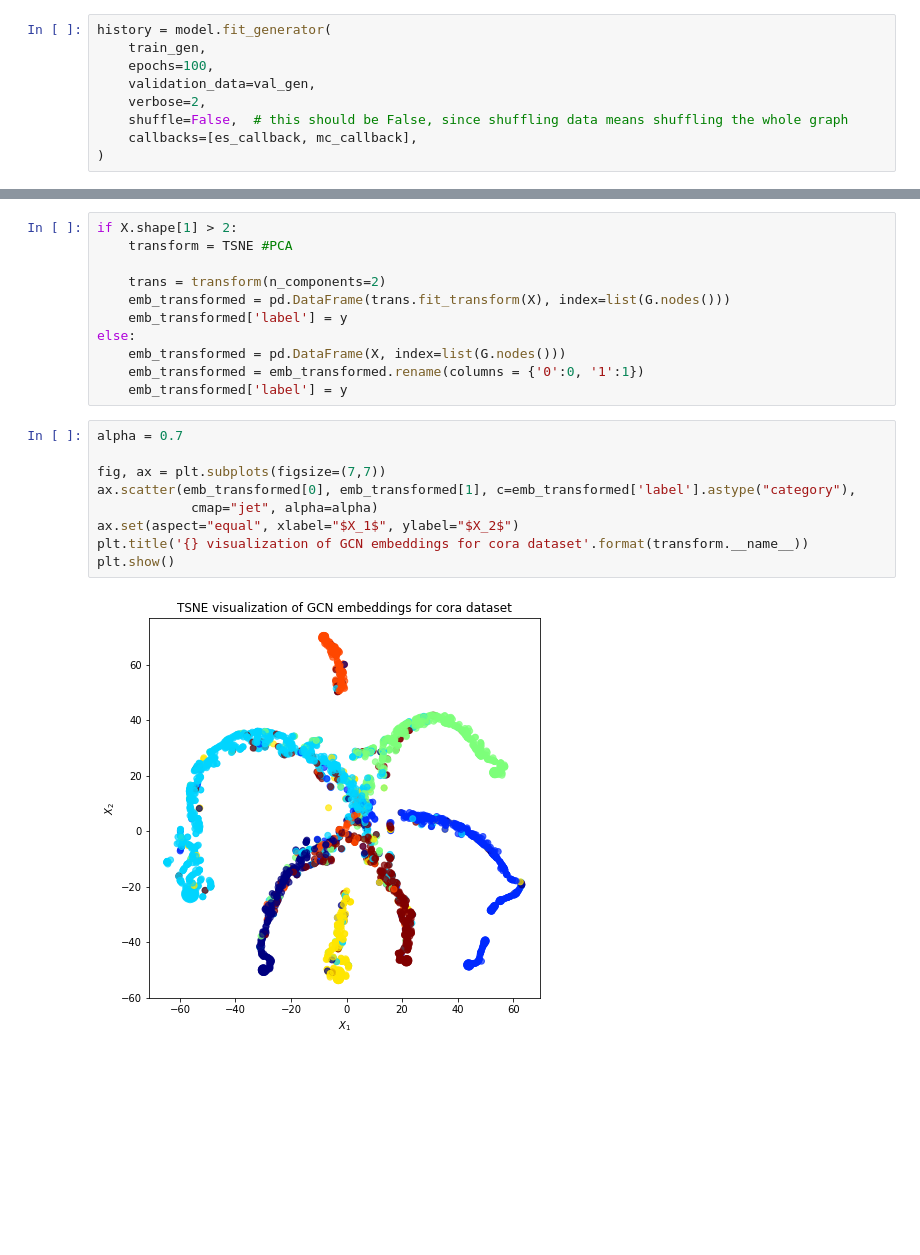
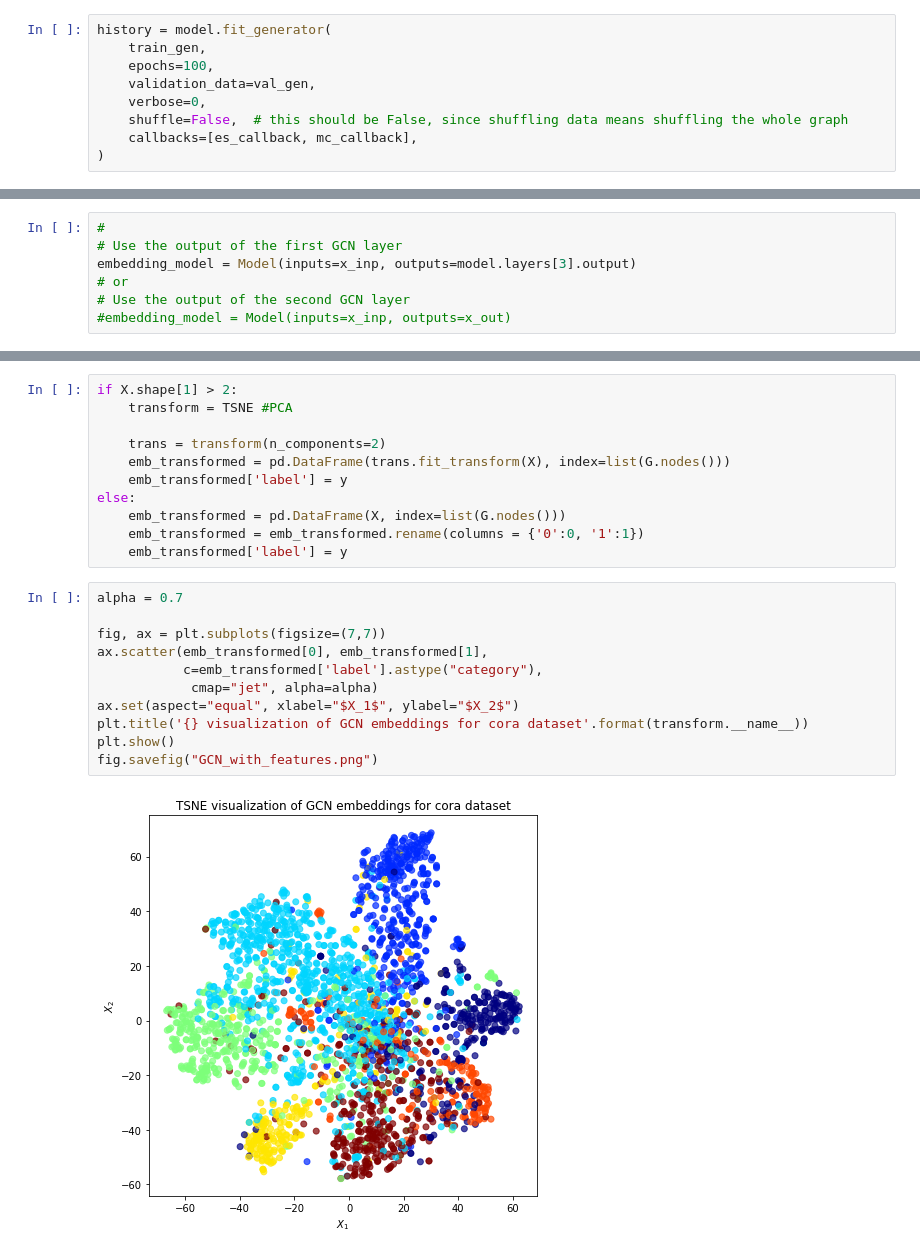
Before and after one commit to stellargraph/stellar-practical-ml-on-graphs, a Jupyter notebook: notebooks/gcn-node-classification.ipynb, the cells around one changed output, grey strips where cells are left out. Cells and saved outputs as stored; diff of their text form; blank space fills up the shorter version.

```diff
--- a/notebooks/gcn-node-classification.ipynb
+++ b/notebooks/gcn-node-classification.ipynb
@@ -203,7 +212,7 @@ history = model.fit_generator(
     train_gen,
     epochs=100,
     validation_data=val_gen,
-    verbose=2,
+    verbose=0,
     shuffle=False,  # this should be False, since shuffling data means shuffling the whole graph
     callbacks=[es_callback, mc_callback],
 )
@@ -311,3 +314,10 @@ embedding_model = Model(inputs=x_inp, outputs=x_out)
+# %%
+#
+# Use the output of the first GCN layer
+embedding_model = Model(inputs=x_inp, outputs=model.layers[3].output)
+# or
+# Use the output of the second GCN layer
+#embedding_model = Model(inputs=x_inp, outputs=x_out)
 # %%
 emb = embedding_model.predict_generator(all_gen)
 emb.shape
@@ -339,11 +349,13 @@ else:
 # %%
 alpha = 0.7
 
 fig, ax = plt.subplots(figsize=(7,7))
-ax.scatter(emb_transformed[0], emb_transformed[1], c=emb_transformed['label'].astype("category"),
+ax.scatter(emb_transformed[0], emb_transformed[1],
+           c=emb_transformed['label'].astype("category"),
             cmap="jet", alpha=alpha)
 ax.set(aspect="equal", xlabel="$X_1$", ylabel="$X_2$")
 plt.title('{} visualization of GCN embeddings for cora dataset'.format(transform.__name__))
 plt.show()
+fig.savefig("GCN_with_features.png")
 # %% [output]
-[figure, old version]
+[figure, new version]
```
Also changed, not shown: parts of 11 cells of this notebook.
